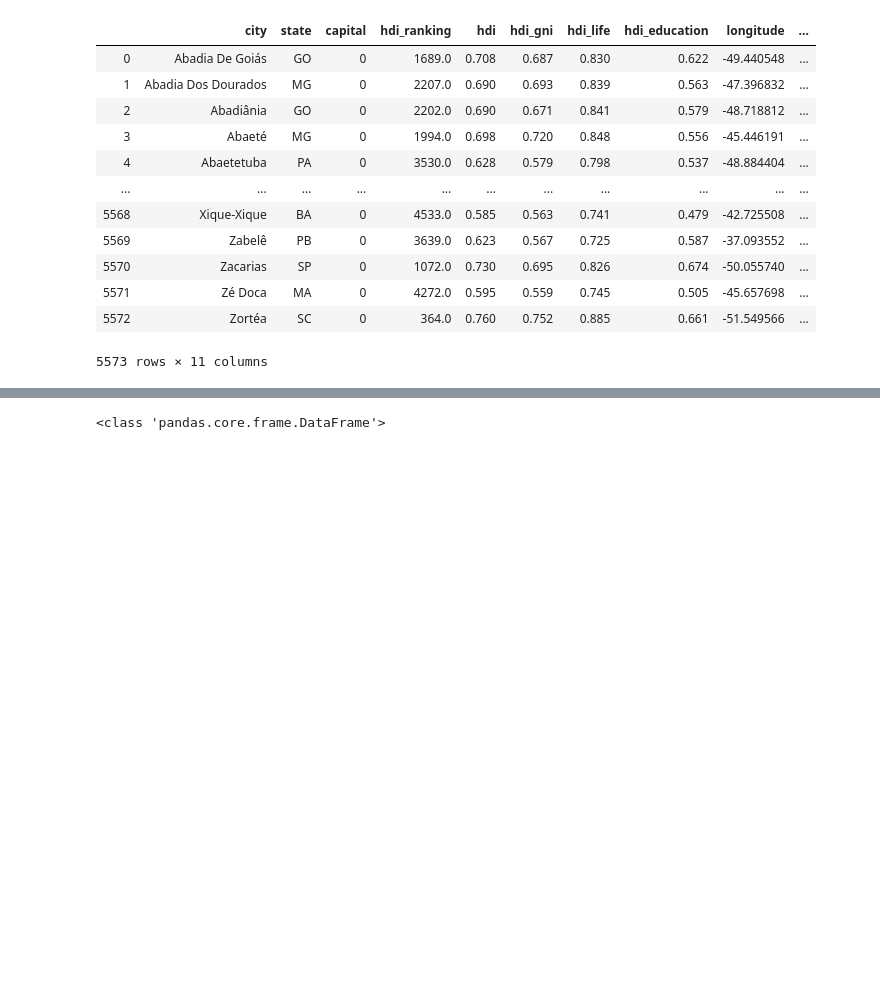
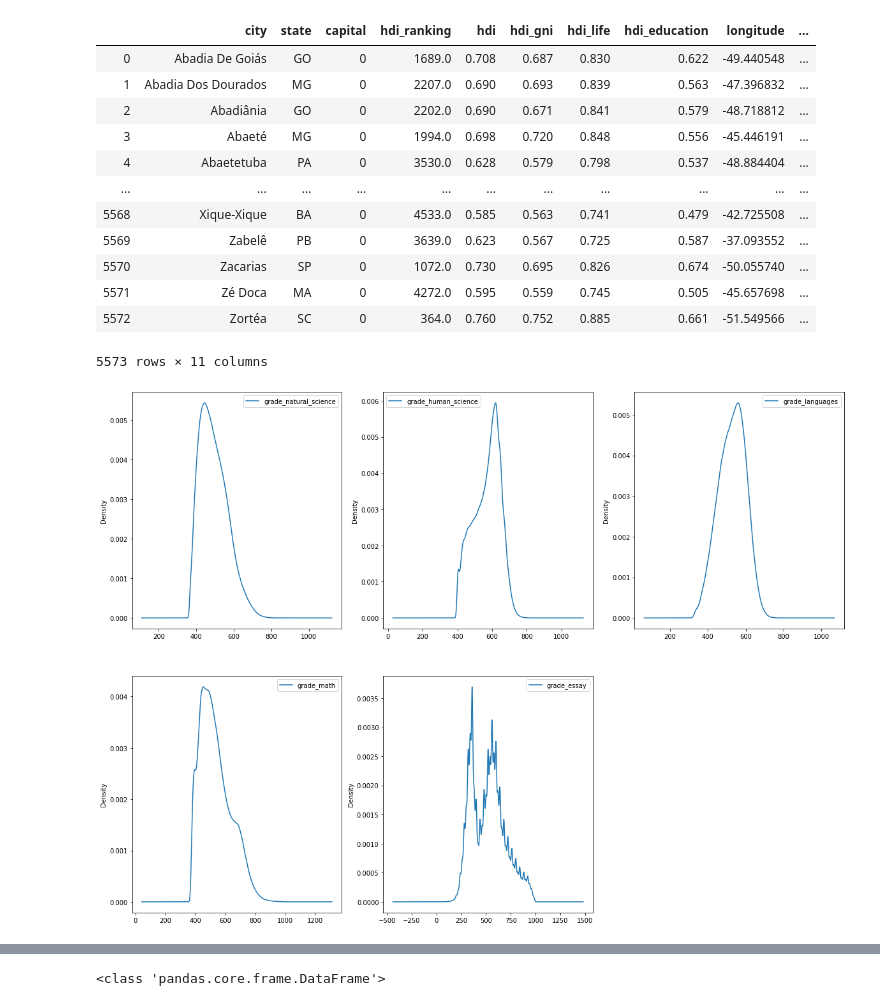
Before and after one commit to davidsondefaria/UdacityDataScience, a Jupyter notebook: 1.Blog/testes.ipynb, the cells around one changed output, grey strips where cells are left out. Saved outputs shown, nothing was run; the diff lists cells and outputs as text; code cells hidden in the pictures; blank space fills up the shorter version.

Commit message:
UPDATE: avgGrade, gradeHDIRelation

```diff
--- a/1.Blog/testes.ipynb
+++ b/1.Blog/testes.ipynb
@@ -60,0 +134,4 @@ cities_analysis_df
+# %%
+resPresent = avgGrade(enem_analysis_df)
+# %% [output]
+[figure, added]
```
Also changed, not shown: parts of 3 cells of this notebook, 2 other files.
